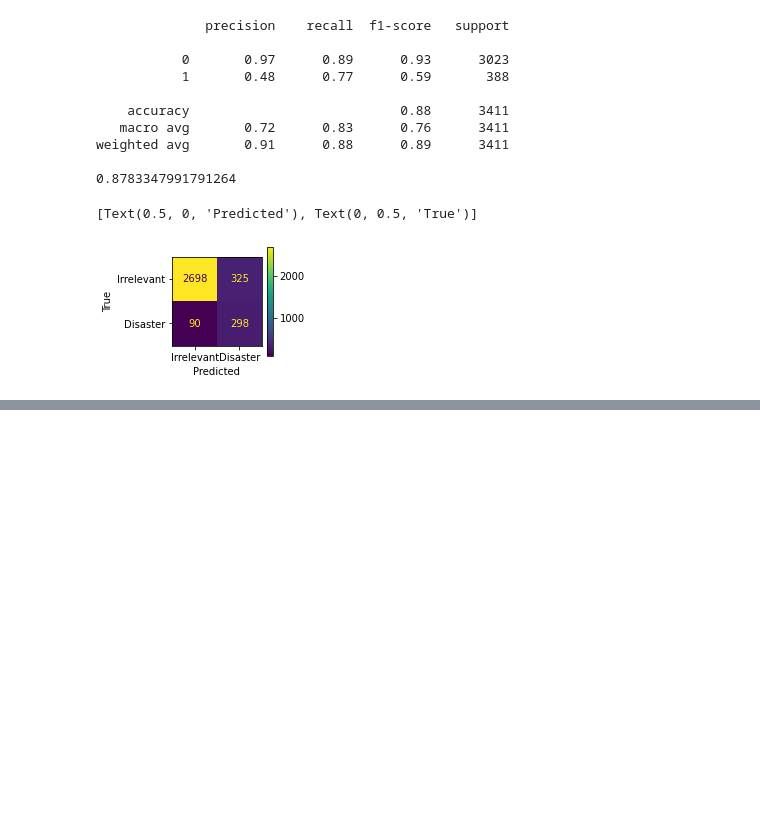
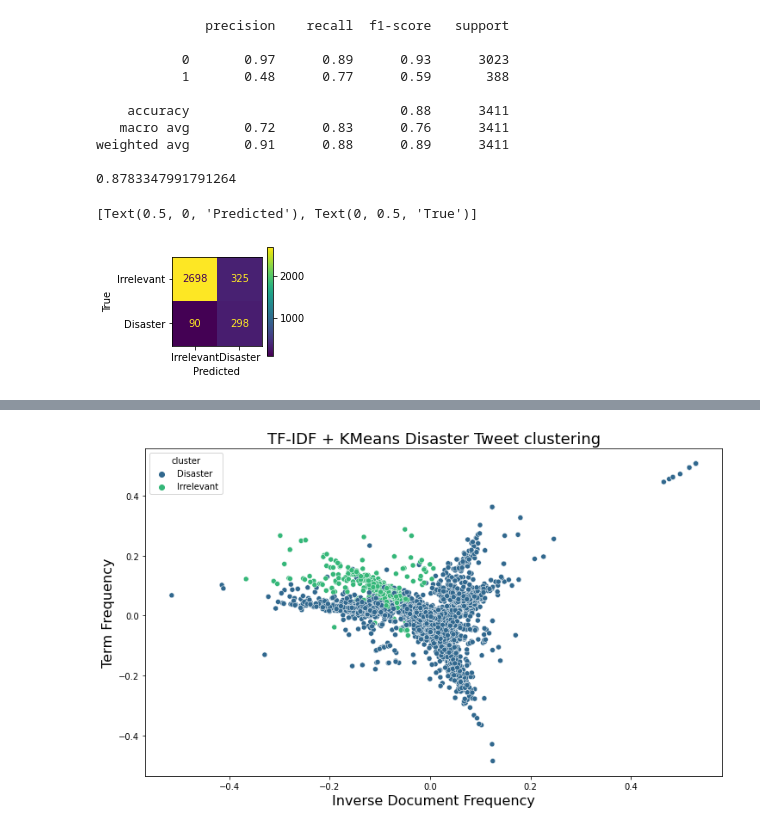
Before and after one commit to devinschubert14/DisasterTweets, a Jupyter notebook: Disaster PT 2.ipynb, the cells around one changed output, grey strips where cells are left out. Cells and saved outputs as stored; diff of their text form; code cells hidden in the pictures; blank space fills up the shorter version.

Commit message:
added K-Mean clustering

```diff
--- a/Disaster PT 2.ipynb
+++ b/Disaster PT 2.ipynb
@@ -94,6 +94,7 @@ abbr_dict = {
     "can't": "can not",
     "couldn't": "could not",
     "don't": "do not",
+    "dont": "do not",
     "didn't": "did not",
     "shouldn't": "should not",
     "wouldn't": "would not",
@@ -380,0 +380,18 @@ print(predictions)
+# %%
+#Create PCA of data
+
+from sklearn.decomposition import PCA
+
+# initialize PCA with 2 components
+pca = PCA(n_components=2, random_state=42)
+# pass our X to the pca and store the reduced vectors into pca_vecs
+pca_vecs = pca.fit_transform(vectorizer.transform(train_df['text']).toarray())
+# save our two dimensions into x0 and x1
+x0 = pca_vecs[:, 0]
+x1 = pca_vecs[:, 1]
+# %%
+#Store cluster data
+
+train_df['cluster'] = clusters
+train_df['x0'] = x0
+train_df['x1'] = x1
@@ -380,0 +415,25 @@ print(predictions)
+# %%
+# map clusters to appropriate labels
+cluster_map = {0: "Irrelevant", 1: "Disaster"}
+# apply mapping
+train_df['cluster'] = train_df['cluster'].map(cluster_map)
+# %%
+#This will create a K-Means clustering representation of the TFID Vectorizer
+#Y-Axis = Term Frequency, X-Axis = Inverse Document Frequency
+
+import seaborn as sns
+
+# set image size
+plt.figure(figsize=(12, 7))
+# set a title
+plt.title("TF-IDF + KMeans Disaster Tweet clustering", fontdict={"fontsize": 18})
+
+# set axes names
+plt.xlabel("Inverse Document Frequency", fontdict={"fontsize": 16})
+plt.ylabel("Term Frequency", fontdict={"fontsize": 16})
+
+# create scatter plot
+sns.scatterplot(data=train_df, x='x0', y='x1', hue='cluster', palette="viridis")
+plt.show()
+# %% [output]
+[figure, added]
```
Also changed, not shown: parts of 4 cells of this notebook.
